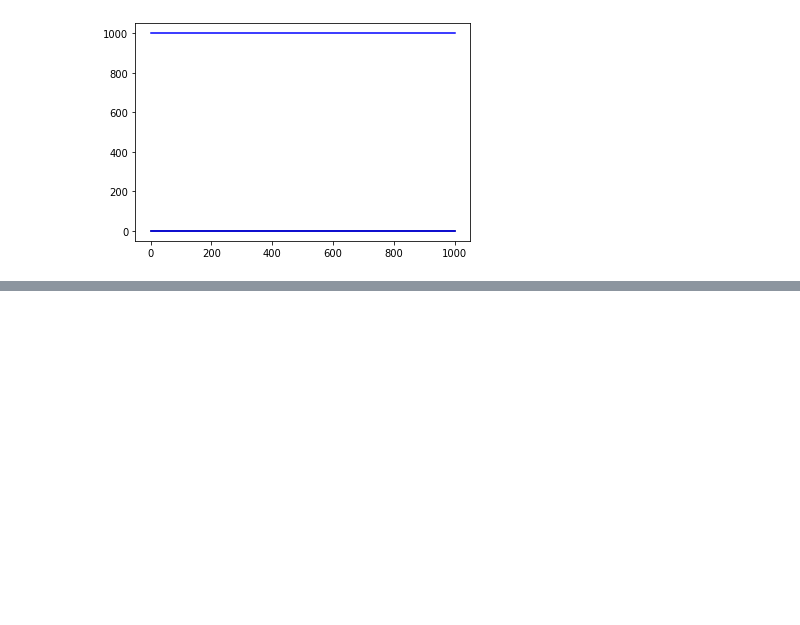
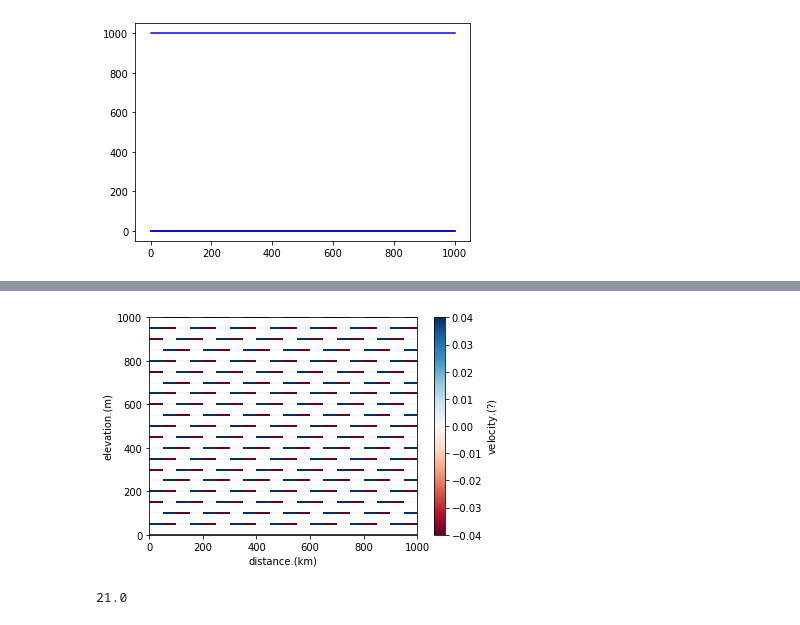
Before and after one commit to jabadge/icepack, a Jupyter notebook: notebooks/tutorials/age_model_test.ipynb, the cells around one changed output, grey strips where cells are left out. Cells and saved outputs as stored; diff of their text form; code cells hidden in the pictures; blank space fills up the shorter version.

```diff
--- a/notebooks/tutorials/age_model_test.ipynb
+++ b/notebooks/tutorials/age_model_test.ipynb
@@ -136,0 +186,33 @@ plt.show()
+# %%
+nz=20
+
+xz = np.array([(Lx * k / nx, 0, i)  for k in range(nx + 1) for i in np.arange(0.0,1.0,1.0/nz)])
+fM= np.array(u3D.at(xz, tolerance=1e-10))
+fM=np.reshape(fM,(21*3,nz));
+xz=np.reshape(xz,(21,nz,3));
+hz=np.reshape(np.repeat(hs,nz),(21,nz));
+hz=np.multiply(xz[:,:,2],hz);
+
+fig, axs = plt.subplots()
+for i in range(0,nz):
+    points = np.array([np.squeeze(xz[:,i,0]),np.squeeze(ss-hz[:,i])]).T.reshape(-1, 1, 2)
+    segments = np.concatenate([points[:-1], points[1:]], axis=1)
+    norm = plt.Normalize(-.04, .04)
+    lc = LineCollection(segments, cmap='RdBu', norm=norm)
+    # Set the values used for colormapping
+    lc.set_array(np.squeeze(fM[:,nz-1-i]))
+    lc.set_linewidth(2)
+    line = axs.add_collection(lc)
+axs.set_xlim(xz.min(), xz.max())
+axs.set_ylim(bs.min(), ss.max())
+axs.plot(xs[:, 0], bs, color='black')
+fig.colorbar(line, ax=axs,label=r'velocity.$(?)$')
+axs.set_ylabel('elevation.(m)')
+axs.set_xlabel('distance.(km)')
+plt.show()
+# %% [output]
+[figure, added]
+# %%
+1260/20/3
+# %% [output]
+21.0
```
Also changed, not shown: parts of 12 cells of this notebook, 2 other files.
